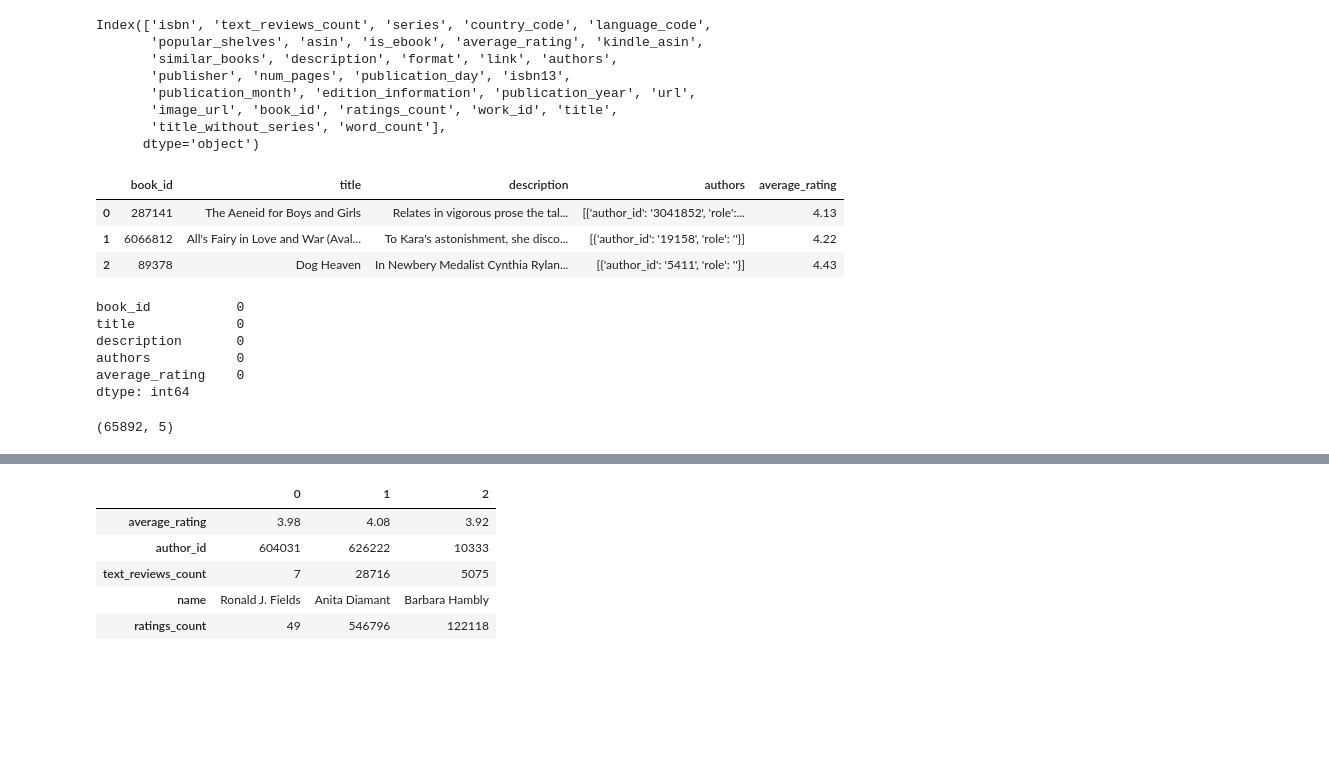
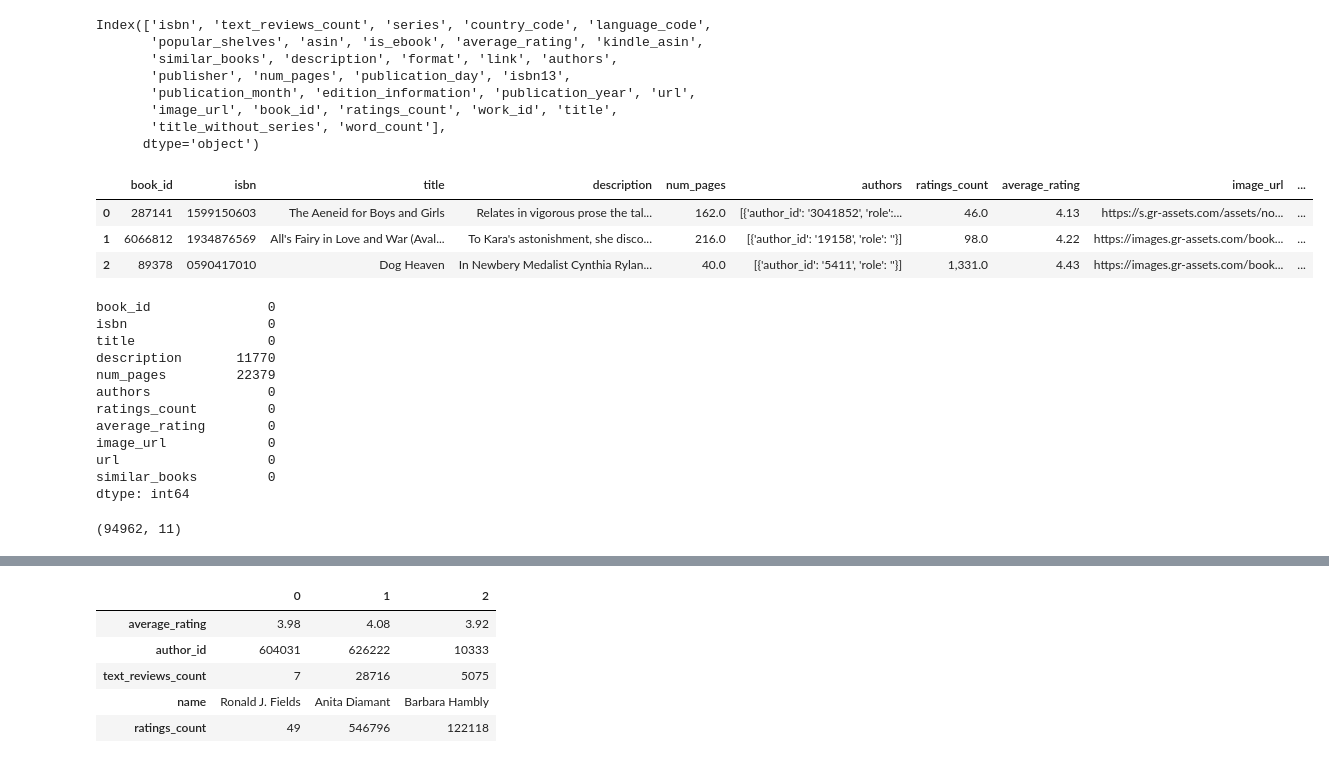
Before and after one commit to somayehY/Somayeh_Youssefi, a Jupyter notebook: Book Recomendation System/BookRecomSys_DataWrangling.ipynb, the cells around one changed output, grey strips where cells are left out. Cells and saved outputs as stored; diff of their text form; code cells hidden in the pictures; blank space fills up the shorter version.

```diff
--- a/Book Recomendation System/BookRecomSys_DataWrangling.ipynb
+++ b/Book Recomendation System/BookRecomSys_DataWrangling.ipynb
@@ -598,25 +568,31 @@ Index(['isbn', 'text_reviews_count', 'series', 'country_code', 'language_code',
        'title_without_series', 'word_count'],
       dtype='object')
 # %%
-keeplist = ['book_id', 'title', 'description', 'authors', 'average_rating']
+keeplist = ['book_id', 'isbn', 'title', 'description','num_pages', 'authors', 'ratings_count', 'average_rating', 'image_url', 'url', 'similar_books']
 books = books[keeplist]
 books.head(3)
 # %% [output]
-|  | book_id | title | description | authors | average_rating |
-| 0 | 287141 | The Aeneid for Boys and Girls | Relates in vigorous prose the tal... | [{'author_id': '3041852', 'role':... | 4.13 |
-| 1 | 6066812 | All's Fairy in Love and War (Aval... | To Kara's astonishment, she disco... | [{'author_id': '19158', 'role': ''}] | 4.22 |
-| 2 | 89378 | Dog Heaven | In Newbery Medalist Cynthia Rylan... | [{'author_id': '5411', 'role': ''}] | 4.43 |
+|  | book_id | isbn | title | description | num_pages | authors | ratings_count | average_rating | image_url | ... |
+| 0 | 287141 | 1599150603 | The Aeneid for Boys and Girls | Relates in vigorous prose the tal... | 162.0 | [{'author_id': '3041852', 'role':... | 46.0 | 4.13 | https://s.gr-assets.com/assets/no... | ... |
+| 1 | 6066812 | 1934876569 | All's Fairy in Love and War (Aval... | To Kara's astonishment, she disco... | 216.0 | [{'author_id': '19158', 'role': ''}] | 98.0 | 4.22 | https://images.gr-assets.com/book... | ... |
+| 2 | 89378 | 0590417010 | Dog Heaven | In Newbery Medalist Cynthia Rylan... | 40.0 | [{'author_id': '5411', 'role': ''}] | 1,331.0 | 4.43 | https://images.gr-assets.com/book... | ... |
 # %%
 books.isna().sum()
 # %% [output]
-book_id           0
-title             0
-description       0
-authors           0
-average_rating    0
+book_id               0
+isbn                  0
+title                 0
+description       11770
+num_pages         22379
+authors               0
+ratings_count         0
+average_rating        0
+image_url             0
+url                   0
+similar_books         0
 dtype: int64
 # %%
 books.shape
 # %% [output]
-(65892, 5)
+(94962, 11)
 # %%
```
Also changed, not shown: parts of 55 cells of this notebook.
